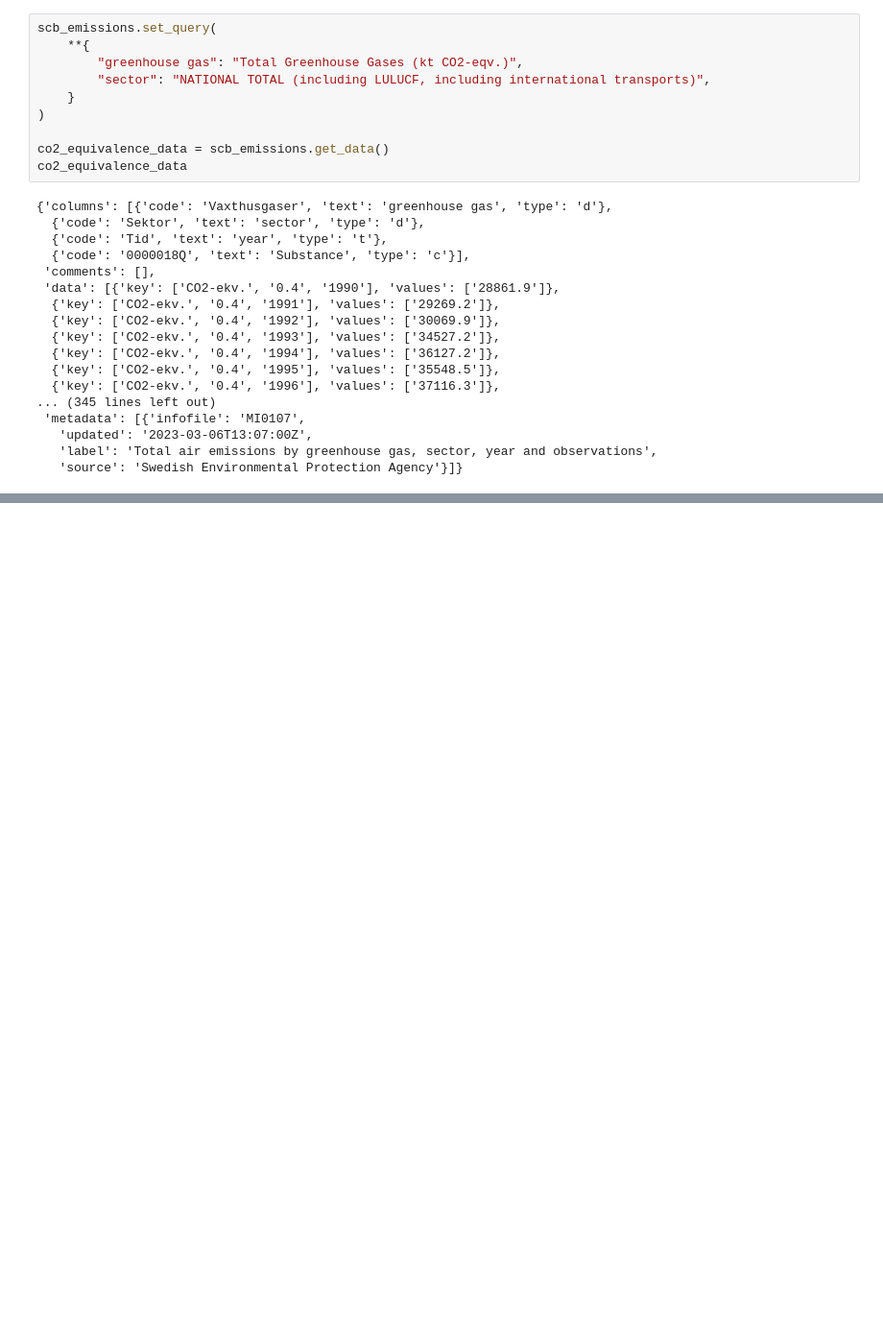
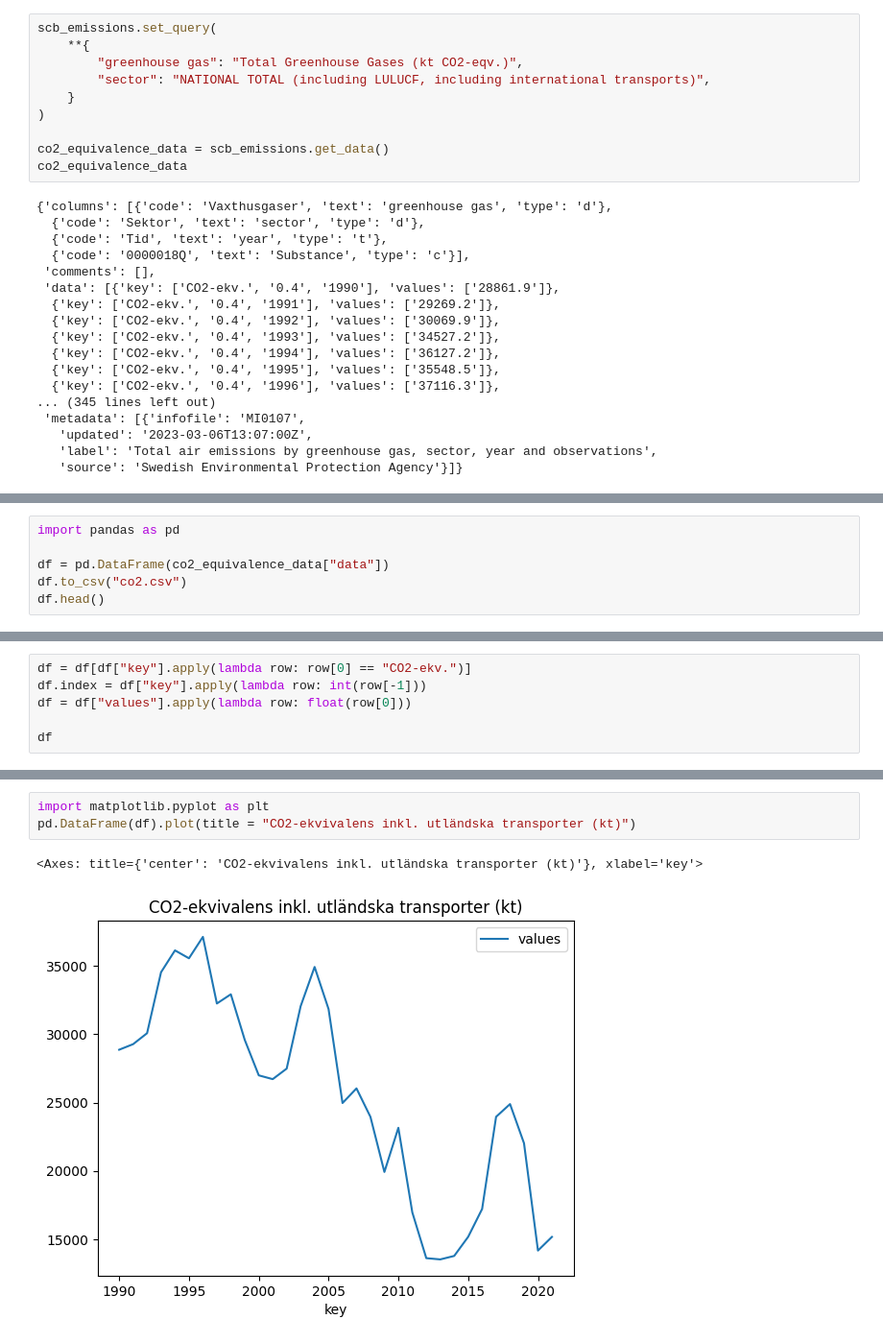
Before and after one commit to kokchun/Data-engineering-AI22, a Jupyter notebook: Code-along/Lec5_SCB/SCB.ipynb, the cells around one changed output, grey strips where cells are left out. Shown: that part at 96% size. Cells and saved outputs as stored; diff of their text form; blank space fills up the shorter version.

Commit message:
CO2 plot

```diff
--- a/Code-along/Lec5_SCB/SCB.ipynb
+++ b/Code-along/Lec5_SCB/SCB.ipynb
@@ -182,0 +185,6 @@ co2_equivalence_data
+# %%
+import pandas as pd
+
+df = pd.DataFrame(co2_equivalence_data["data"])
+df.to_csv("co2.csv")
+df.head()
@@ -182,0 +198,6 @@ co2_equivalence_data
+# %%
+df = df[df["key"].apply(lambda row: row[0] == "CO2-ekv.")]
+df.index = df["key"].apply(lambda row: int(row[-1]))
+df = df["values"].apply(lambda row: float(row[0]))
+
+df
@@ -182,0 +222,6 @@ co2_equivalence_data
+# %%
+import matplotlib.pyplot as plt
+pd.DataFrame(df).plot(title = "CO2-ekvivalens inkl. utländska transporter (kt)")
+# %% [output]
+<Axes: title={'center': 'CO2-ekvivalens inkl. utländska transporter (kt)'}, xlabel='key'>
+[figure, added]
```
Also changed, not shown: parts of 3 cells of this notebook, 3 other files.
